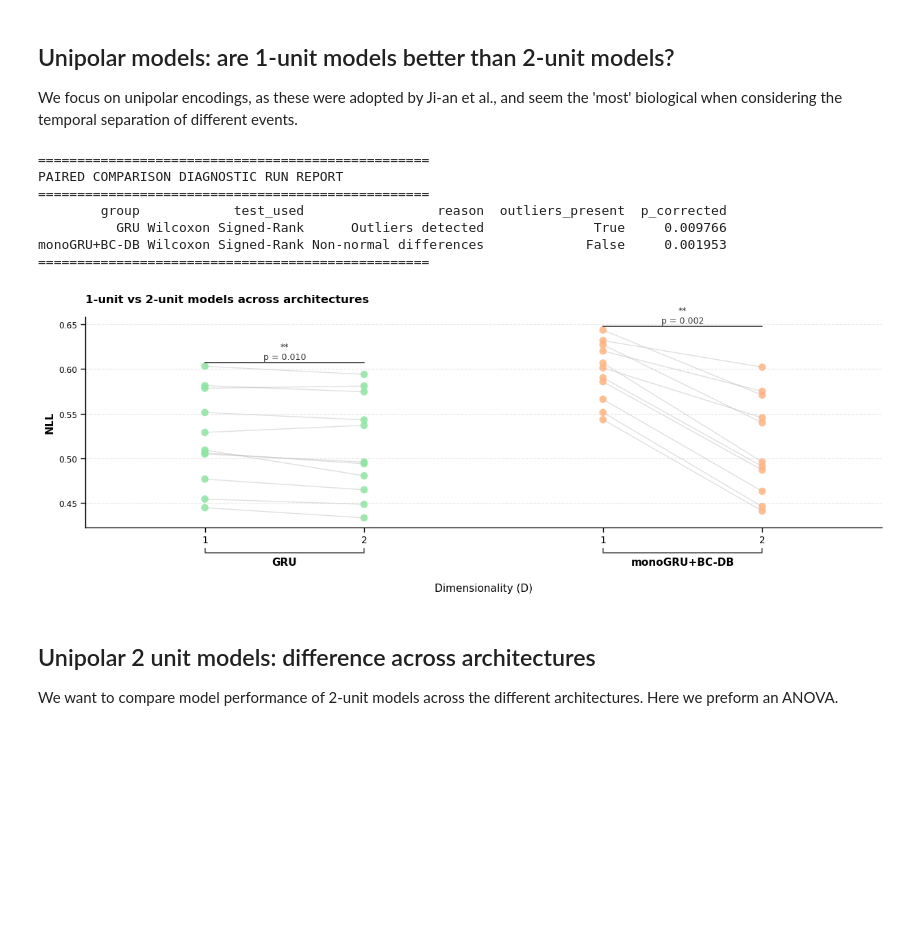
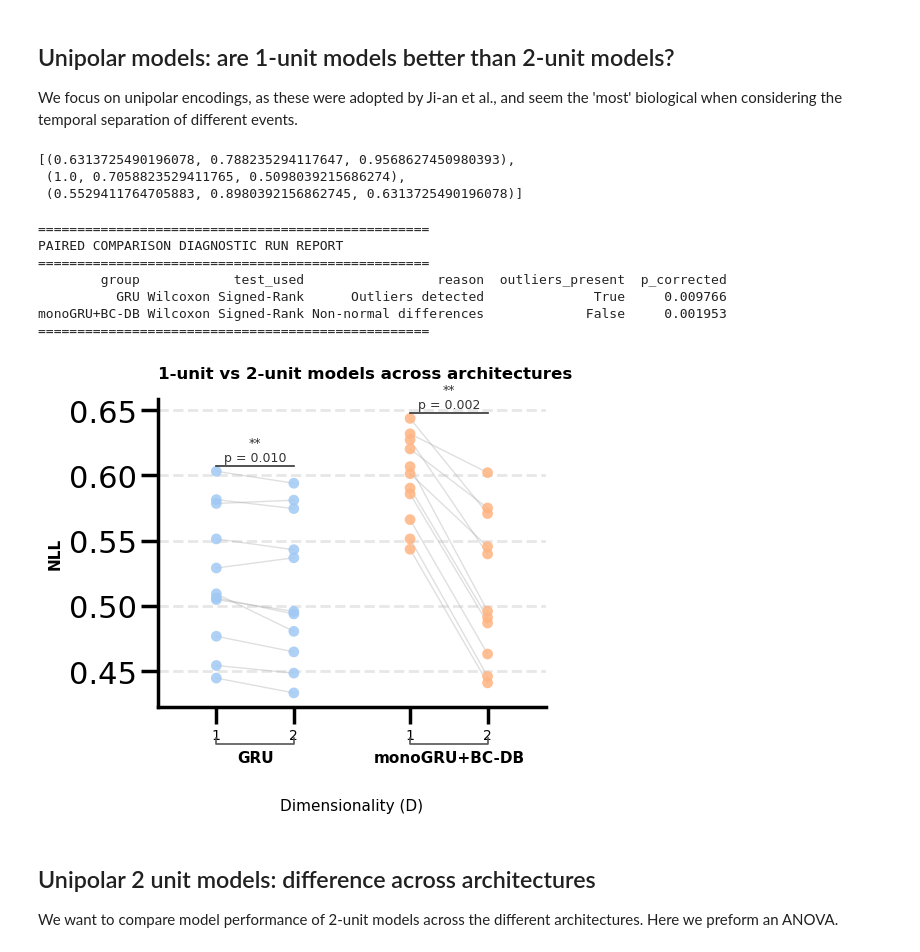
Before and after one commit to charlesdgburns/NM_TinyRNN, a Jupyter notebook: notebooks/analysing_performance.ipynb, the cells around one changed output. Drawn from its saved outputs; the diff is of its cells as text; code cells hidden in the pictures; blank space fills up the shorter version.

```diff
--- a/notebooks/analysing_performance.ipynb
+++ b/notebooks/analysing_performance.ipynb
@@ -112,40 +109,46 @@ g.set(ylabel = 'NLL', xlabel = 'Dimensionality (D)', xticks = [1,2])
 ## Unipolar models: are 1-unit models better than 2-unit models?
 
 We focus on unipolar encodings, as these were adopted by Ji-an et al., and seem the 'most' biological when considering the temporal separation of different events.
+# %%
+sns.color_palette('pastel')[0:3]
+# %% [output]
+[(0.6313725490196078, 0.788235294117647, 0.9568627450980393),
+ (1.0, 0.7058823529411765, 0.5098039215686274),
+ (0.5529411764705883, 0.8980392156862745, 0.6313725490196078)]
 # %%
 ## Are 1D models better than 2D models?
 reload(analysis)
 reload(plotting_stats)
 #we compare vanilla and GRU with different input encodings
-sns.set_context('paper')
+sns.set_context('poster')
 model_list = ['GRU','monoGRU+BC-DB']
-fig, ax = plt.subplots(figsize = (15,4))
+fig, ax = plt.subplots(figsize = (5,4))
 select_models = subject_level_df[subject_level_df.model_type2.isin(model_list)]
 select_models = select_models.query('input_encoding == "unipolar"')
 
 palette = sns.color_palette('pastel')[0:3]
-palette = (palette[2], palette[1],palette[0])
+#palette = (palette[2], palette[1],palette[0])
 axis, ttest = plotting_stats.plot_paired_comparison(select_models,
                                                 y='eval_CE_computed',
                                                 x='hidden_size',
                                                 within_variable='model_type2',
                                                 paired_across='subject_id',
                                                 hue_order = model_list,
                                                 colors = palette,
                                                 ax = ax,
                                                 title = "1-unit vs 2-unit models across architectures")
 
 axis.set(ylabel = 'NLL', xlabel = 'Dimensionality (D)')
 plt.show()
 # %% [output]
 ==================================================
 PAIRED COMPARISON DIAGNOSTIC RUN REPORT
 ==================================================
         group            test_used                 reason  outliers_present  p_corrected
           GRU Wilcoxon Signed-Rank      Outliers detected              True     0.009766
 monoGRU+BC-DB Wilcoxon Signed-Rank Non-normal differences             False     0.001953
 ==================================================
-[figure, old version]
+[figure, new version]
 # %% [markdown]
 ## Unipolar 2 unit models: difference across architectures
 
```
Also changed, not shown: parts of 2 cells of this notebook, 1 other file.
